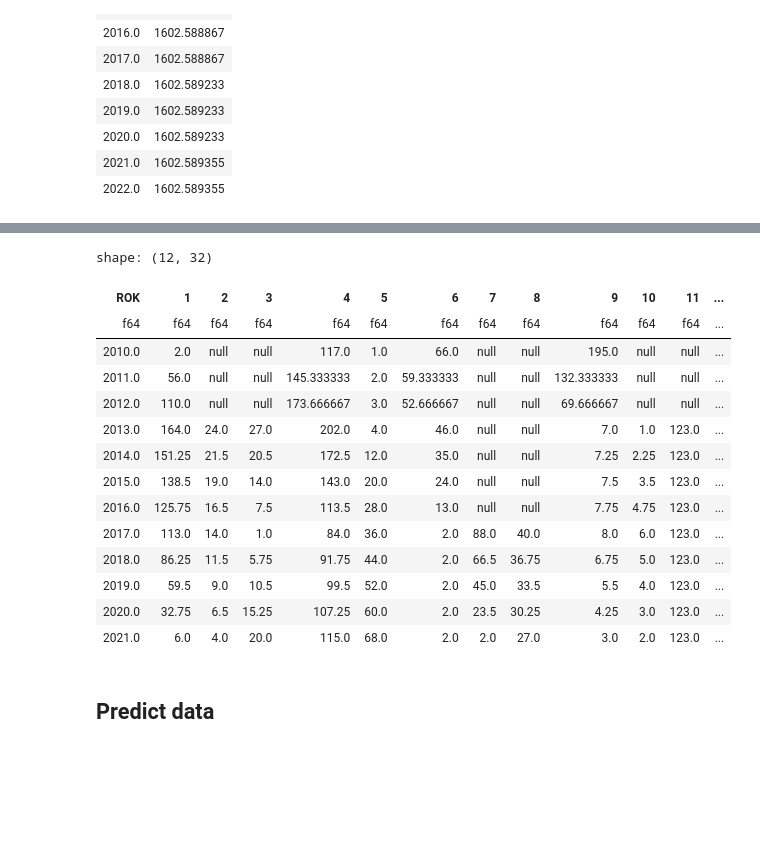
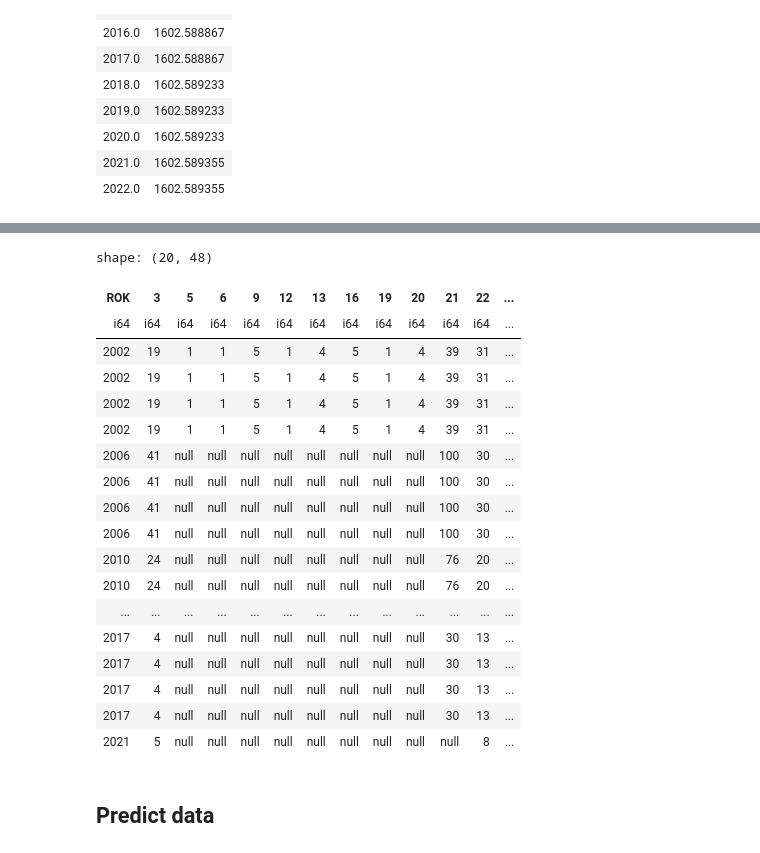
Before and after one commit to nexovec/Mala-Online-Stranka, a Jupyter notebook: statistiky.ipynb, the cells around one changed output, grey strips where cells are left out. Saved outputs shown, nothing was run; the diff lists cells and outputs as text; code cells hidden in the pictures; blank space fills up the shorter version.

```diff
--- a/statistiky.ipynb
+++ b/statistiky.ipynb
@@ -117,5 +116,12 @@ shape: (14, 2)
 # %%
 # actual data
 topic = pl.read_csv("data/parlament_data.csv")
+print(topic.columns)
 # topic.lazy().group_by("OBEC", "ROK", "KSTRANA").agg(pl.col("POC_HLASU").sum()).collect()
-topic = topic.pivot(values="POC_HLASU", index=("OBEC", "ROK"), columns="KSTRANA", aggregate_function="sum")
+bymesta = {}
+for city in topic["OBEC"].unique():
+    # print(city)
+    # topic.loc[topic["OBEC"] == city].pivot(values="POC_HLASU", index="ROK", columns="KSTRANA", aggregate_function="sum").plot()
+    topic_inner = topic.filter(pl.col("OBEC") == city)
+    topic_inner = topic_inner.pivot(values="POC_HLASU", index=("ROK"), columns="KSTRANA", aggregate_function="sum")
+    bymesta[city] = topic_inner
@@ -125,0 +130,3 @@ for obec in topic["OBEC"].unique():
+# %%
+topic = bymesta[598267]
+topic.head()
@@ -126,23 +142,26 @@ for obec in topic["OBEC"].unique():
 # %%
-topic = citywise[500011]
-topic = topic.lazy().with_columns(pl.col("ROK").cast(pl.Utf8).alias("tmp").str.strptime(pl.Date, "%Y")).sort("tmp").collect().upsample(time_column="tmp", every="1y").lazy().interpolate().fill_null(strategy="forward").drop("tmp").collect()
+topic = topic.lazy().with_columns(pl.col("ROK").cast(pl.Int32).cast(pl.Utf8).alias("tmp").str.strptime(pl.Date, "%Y")).sort("tmp").collect().upsample(time_column="tmp", every="1y",).lazy().fill_null(strategy="forward", limit=3).drop("tmp").collect()
 topic
 # %% [output]
-shape: (12, 32)
+shape: (20, 48)
-| ROK | 1 | 2 | 3 | 4 | 5 | 6 | 7 | 8 | 9 | 10 | 11 | ... |
-| f64 | f64 | f64 | f64 | f64 | f64 | f64 | f64 | f64 | f64 | f64 | f64 | ... |
-| 2010.0 | 2.0 | null | null | 117.0 | 1.0 | 66.0 | null | null | 195.0 | null | null | ... |
-| 2011.0 | 56.0 | null | null | 145.333333 | 2.0 | 59.333333 | null | null | 132.333333 | null | null | ... |
-| 2012.0 | 110.0 | null | null | 173.666667 | 3.0 | 52.666667 | null | null | 69.666667 | null | null | ... |
-| 2013.0 | 164.0 | 24.0 | 27.0 | 202.0 | 4.0 | 46.0 | null | null | 7.0 | 1.0 | 123.0 | ... |
-| 2014.0 | 151.25 | 21.5 | 20.5 | 172.5 | 12.0 | 35.0 | null | null | 7.25 | 2.25 | 123.0 | ... |
-| 2015.0 | 138.5 | 19.0 | 14.0 | 143.0 | 20.0 | 24.0 | null | null | 7.5 | 3.5 | 123.0 | ... |
-| 2016.0 | 125.75 | 16.5 | 7.5 | 113.5 | 28.0 | 13.0 | null | null | 7.75 | 4.75 | 123.0 | ... |
-| 2017.0 | 113.0 | 14.0 | 1.0 | 84.0 | 36.0 | 2.0 | 88.0 | 40.0 | 8.0 | 6.0 | 123.0 | ... |
-| 2018.0 | 86.25 | 11.5 | 5.75 | 91.75 | 44.0 | 2.0 | 66.5 | 36.75 | 6.75 | 5.0 | 123.0 | ... |
-| 2019.0 | 59.5 | 9.0 | 10.5 | 99.5 | 52.0 | 2.0 | 45.0 | 33.5 | 5.5 | 4.0 | 123.0 | ... |
-| 2020.0 | 32.75 | 6.5 | 15.25 | 107.25 | 60.0 | 2.0 | 23.5 | 30.25 | 4.25 | 3.0 | 123.0 | ... |
-| 2021.0 | 6.0 | 4.0 | 20.0 | 115.0 | 68.0 | 2.0 | 2.0 | 27.0 | 3.0 | 2.0 | 123.0 | ... |
+| ROK | 3 | 5 | 6 | 9 | 12 | 13 | 16 | 19 | 20 | 21 | 22 | ... |
+| i64 | i64 | i64 | i64 | i64 | i64 | i64 | i64 | i64 | i64 | i64 | i64 | ... |
+| 2002 | 19 | 1 | 1 | 5 | 1 | 4 | 5 | 1 | 4 | 39 | 31 | ... |
+| 2002 | 19 | 1 | 1 | 5 | 1 | 4 | 5 | 1 | 4 | 39 | 31 | ... |
+| 2002 | 19 | 1 | 1 | 5 | 1 | 4 | 5 | 1 | 4 | 39 | 31 | ... |
+| 2002 | 19 | 1 | 1 | 5 | 1 | 4 | 5 | 1 | 4 | 39 | 31 | ... |
+| 2006 | 41 | null | null | null | null | null | null | null | null | 100 | 30 | ... |
+| 2006 | 41 | null | null | null | null | null | null | null | null | 100 | 30 | ... |
+| 2006 | 41 | null | null | null | null | null | null | null | null | 100 | 30 | ... |
+| 2006 | 41 | null | null | null | null | null | null | null | null | 100 | 30 | ... |
+| 2010 | 24 | null | null | null | null | null | null | null | null | 76 | 20 | ... |
+| 2010 | 24 | null | null | null | null | null | null | null | null | 76 | 20 | ... |
+| ... | ... | ... | ... | ... | ... | ... | ... | ... | ... | ... | ... | ... |
+| 2017 | 4 | null | null | null | null | null | null | null | null | 30 | 13 | ... |
+| 2017 | 4 | null | null | null | null | null | null | null | null | 30 | 13 | ... |
+| 2017 | 4 | null | null | null | null | null | null | null | null | 30 | 13 | ... |
+| 2017 | 4 | null | null | null | null | null | null | null | null | 30 | 13 | ... |
+| 2021 | 5 | null | null | null | null | null | null | null | null | null | 8 | ... |
 # %% [markdown]
 ## Predict data
 # %%
```
Also changed, not shown: parts of 9 cells of this notebook, 3 other files.
